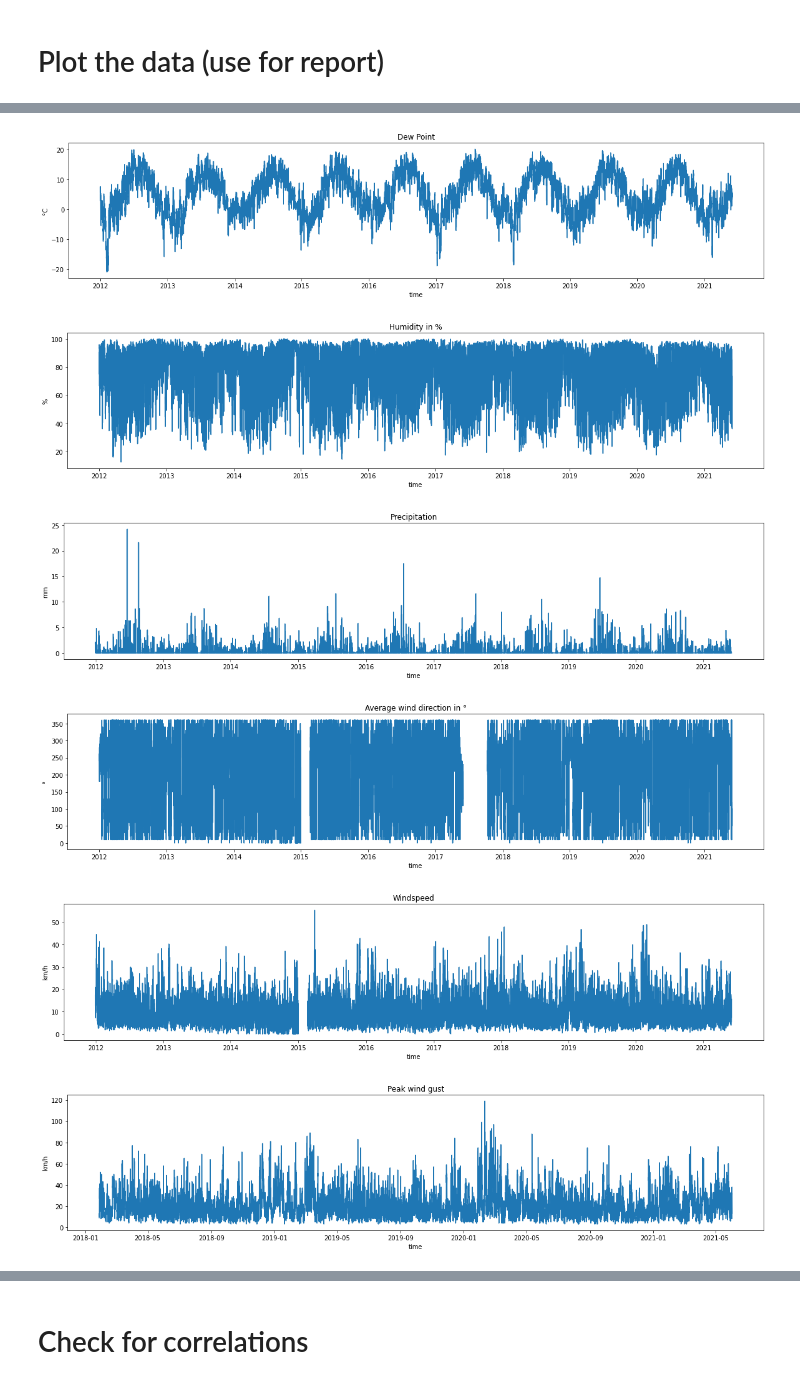
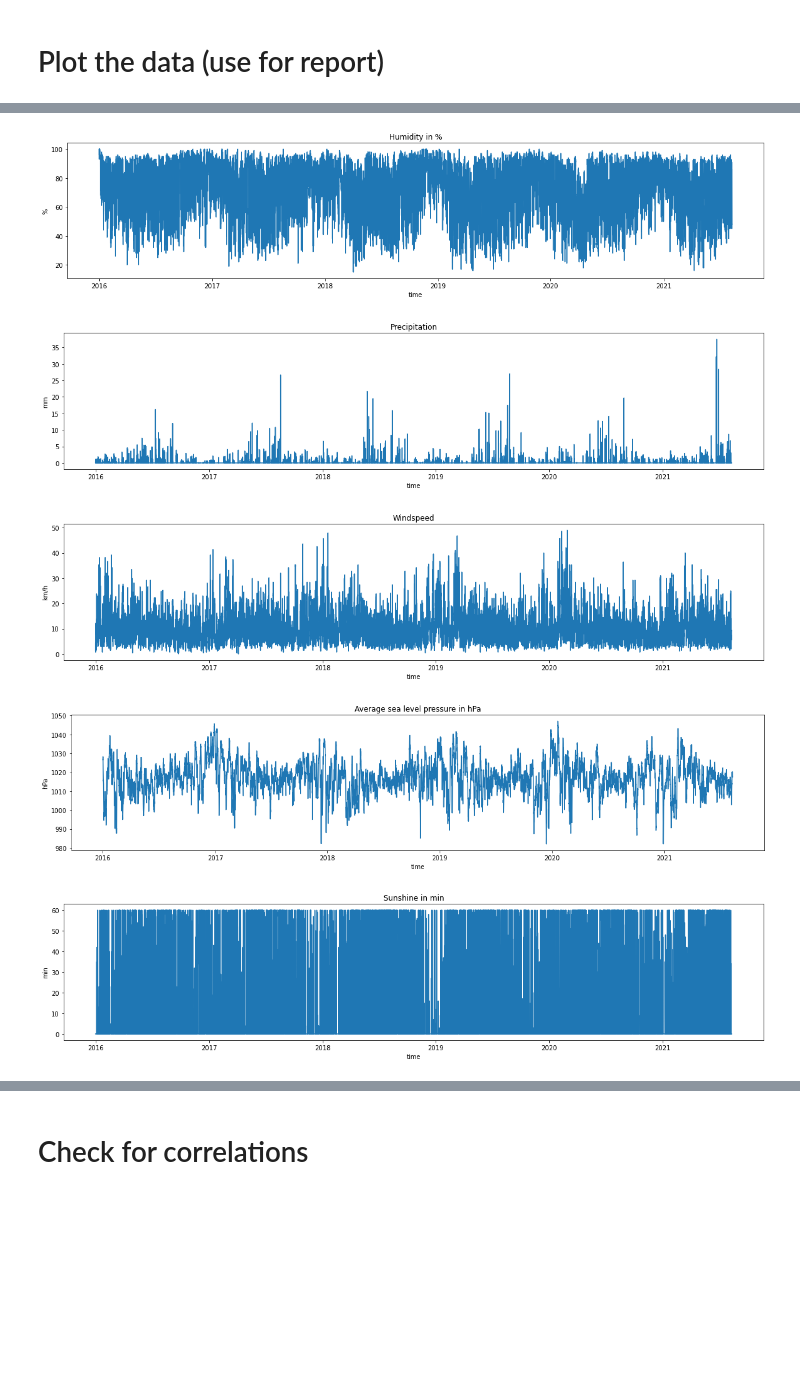
Before and after one commit to kerstinforster/electricity-price-forecasting, a Jupyter notebook: datalab/Datapatterns.ipynb, the cells around one changed output, grey strips where cells are left out. Saved outputs shown, nothing was run; the diff lists cells and outputs as text; code cells hidden in the pictures; blank space fills up the shorter version.

Commit message:
Datapatterns notebook with retrieved data

```diff
--- a/datalab/Datapatterns.ipynb
+++ b/datalab/Datapatterns.ipynb
@@ -12,5 +14,4 @@ import scipy.stats as stats
 # %%
 # read data
-montel = pd.read_csv('montel.csv')
-entso = pd.read_csv('entso.csv')
-weather = pd.read_csv('weather.csv')
+dg = DatasetGenerator(['all'])
+dataset_latest = dg.get_dataset('2016-01-01', 'latest', 'ignored')
@@ -169,66 +194,45 @@ en.index = pd.to_datetime(en.index)
 # Plot the data (use for report)
 # %%
 plt.figure(figsize = (20, 4))
-plt.plot(we.index, we['snow'])
-plt.title('Snow depth in mm')
-plt.ylabel('mm')
-plt.xlabel('time')
-plt.figure(figsize = (20, 4))
-plt.plot(we.index, we['temp'])
+plt.plot(df['Time'], df['temp'])
 plt.title('Temperature')
 plt.ylabel('°C')
 plt.xlabel('time')
-#plt.savefig('Temp data')
+plt.savefig('Temp data')
 plt.figure(figsize = (20, 4))
-plt.plot(we.index, we['dwpt'])
+plt.plot(df['Time'], df['dwpt'])
 plt.title('Dew Point')
 plt.ylabel('°C')
 plt.xlabel('time')
-#plt.savefig('Dew data')
+plt.savefig('Dew data')
 plt.figure(figsize = (20, 4))
-plt.plot(we.index, we['rhum'])
+plt.plot(df['Time'], df['rhum'])
 plt.title('Humidity in %')
 plt.ylabel('%')
 plt.xlabel('time')
-#plt.savefig('Hum data')
+plt.savefig('Hum data')
 plt.figure(figsize = (20, 4))
-plt.plot(we.index, we['prcp'])
+plt.plot(df['Time'], df['prcp'])
 plt.title('Precipitation')
 plt.ylabel('mm')
 plt.xlabel('time')
-#plt.savefig('Pre data')
+plt.savefig('Pre data')
 plt.figure(figsize = (20, 4))
-plt.plot(we.index, we['wdir'])
-plt.title('Average wind direction in °')
-plt.ylabel('°')
-plt.xlabel('time')
-#plt.savefig('Winddir data')
-plt.figure(figsize = (20, 4))
-plt.plot(we.index, we['wspd'])
+plt.plot(df['Time'],df['wspd'])
 plt.title('Windspeed')
 plt.ylabel('km/h')
 plt.xlabel('time')
-#plt.savefig('Windspeed data')
+plt.savefig('Windspeed data')
 plt.figure(figsize = (20, 4))
-plt.plot(we.index, we['wpgt'])
-plt.title('Peak wind gust')
-plt.ylabel('km/h')
-plt.xlabel('time')
-#plt.savefig('Peak wind gust data')
-plt.figure(figsize = (20, 4))
-plt.plot(we.index, we['pres'])
+plt.plot(df['Time'], df['pres'])
 plt.title('Average sea level pressure in hPa')
 plt.ylabel('hPa')
 plt.xlabel('time')
-#plt.savefig('Sea level gust data')
+plt.savefig('Sea level gust data')
 plt.figure(figsize = (20, 4))
-plt.plot(we.index, we['tsun'])
+plt.plot(df['Time'], df['tsun'])
 plt.title('Sunshine in min')
 plt.ylabel('min')
 plt.xlabel('time')
-#plt.savefig('Sunshine data')
-plt.figure(figsize = (20, 4))
-plt.plot(we.index, we['coco'])
-plt.title('Weather condition code')
-#plt.savefig('Weather code data')
+plt.savefig('Sunshine data')
 # %% [output]
@@ -237,6 +241,5 @@ plt.title('Weather condition code')
-[figure, old version]
+[figure, new version]
-[figure, old version]
+[figure, new version]
-[figure, old version]
+[figure, new version]
-[figure, old version]
+[figure, new version]
-[figure, old version]
+[figure, new version]
-[figure, removed]
```
Also changed, not shown: parts of 6 cells of this notebook.
